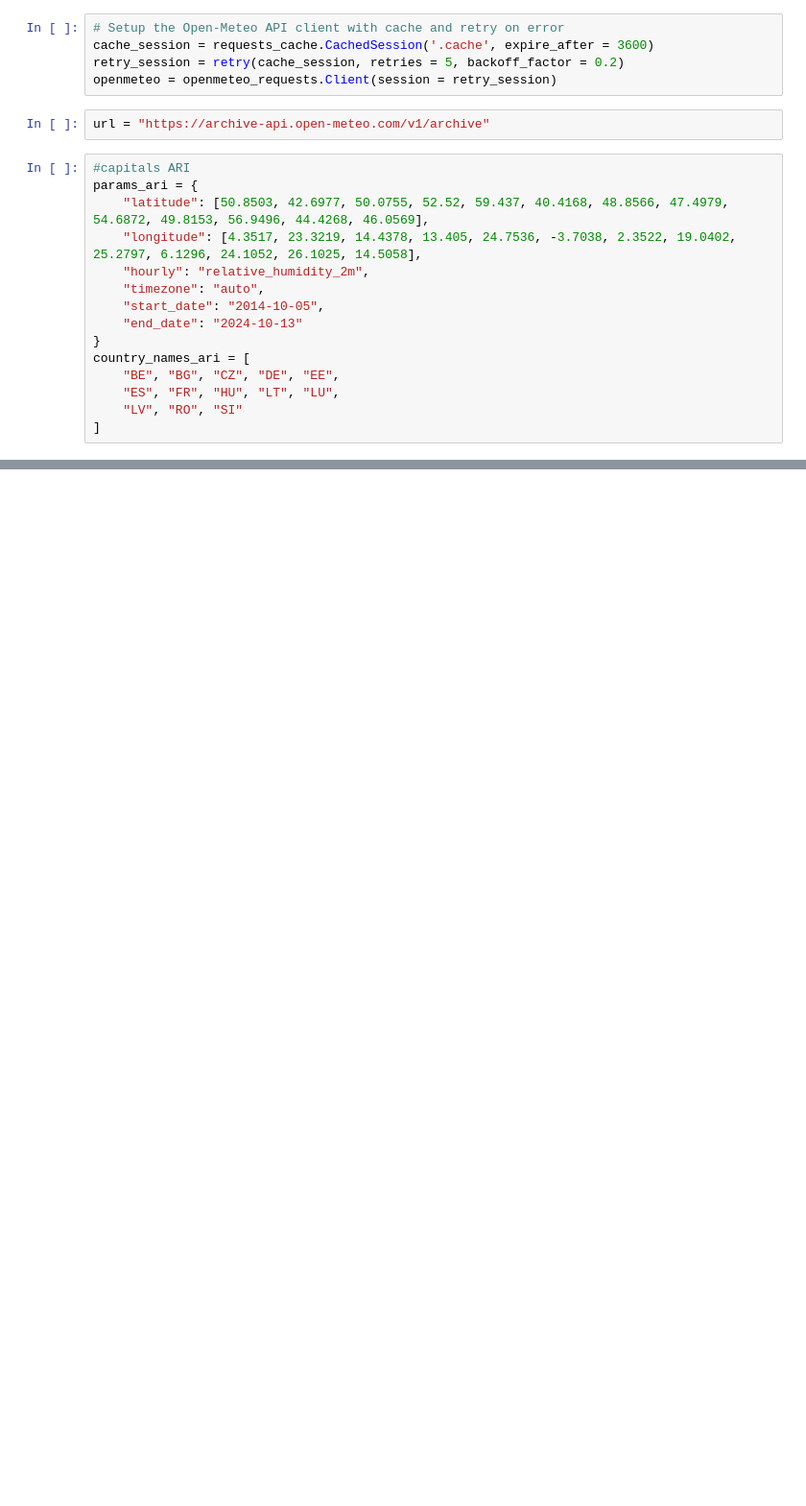
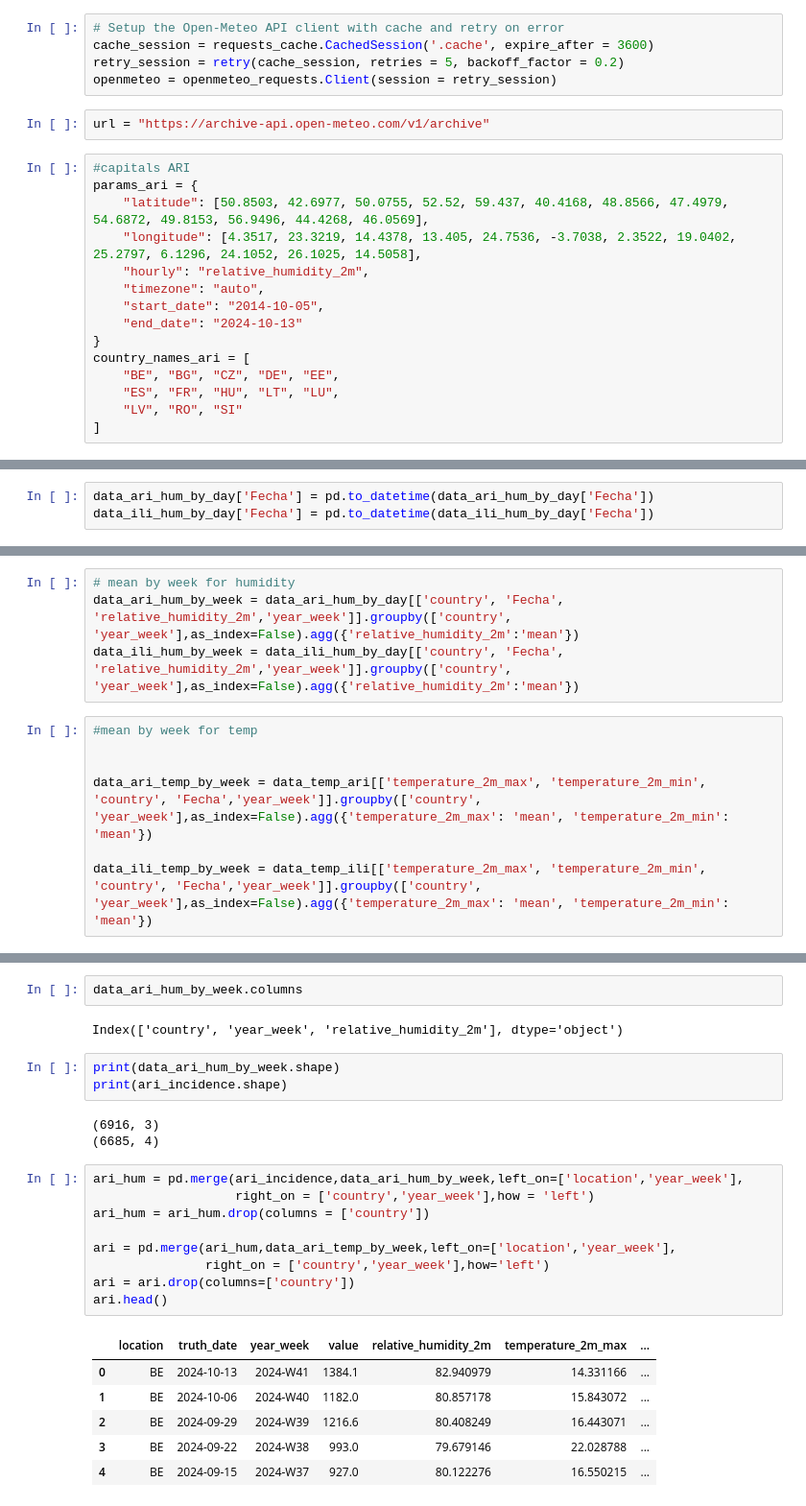
Before and after one commit to flopidopi23/TFM, a Jupyter notebook: preproccess.ipynb, the cells around one changed output, grey strips where cells are left out. Shown at 96% size. Drawn from its saved outputs; the diff is of its cells as text; blank space fills up the shorter version.

```diff
--- a/preproccess.ipynb
+++ b/preproccess.ipynb
@@ -345,0 +313,3 @@ AttributeError: 'NoneType' object has no attribute 'Variables'
+# %%
+data_ari_hum_by_day['Fecha'] = pd.to_datetime(data_ari_hum_by_day['Fecha'])
+data_ili_hum_by_day['Fecha'] = pd.to_datetime(data_ili_hum_by_day['Fecha'])
@@ -345,0 +382,11 @@ AttributeError: 'NoneType' object has no attribute 'Variables'
+# %%
+# mean by week for humidity
+data_ari_hum_by_week = data_ari_hum_by_day[['country', 'Fecha', 'relative_humidity_2m','year_week']].groupby(['country', 'year_week'],as_index=False).agg({'relative_humidity_2m':'mean'})
+data_ili_hum_by_week = data_ili_hum_by_day[['country', 'Fecha', 'relative_humidity_2m','year_week']].groupby(['country', 'year_week'],as_index=False).agg({'relative_humidity_2m':'mean'})
+# %%
+#mean by week for temp
+
+
+data_ari_temp_by_week = data_temp_ari[['temperature_2m_max', 'temperature_2m_min', 'country', 'Fecha','year_week']].groupby(['country', 'year_week'],as_index=False).agg({'temperature_2m_max': 'mean', 'temperature_2m_min': 'mean'})
+
+data_ili_temp_by_week = data_temp_ili[['temperature_2m_max', 'temperature_2m_min', 'country', 'Fecha','year_week']].groupby(['country', 'year_week'],as_index=False).agg({'temperature_2m_max': 'mean', 'temperature_2m_min': 'mean'})
@@ -345,0 +406,26 @@ AttributeError: 'NoneType' object has no attribute 'Variables'
+# %%
+data_ari_hum_by_week.columns
+# %% [output]
+Index(['country', 'year_week', 'relative_humidity_2m'], dtype='object')
+# %%
+print(data_ari_hum_by_week.shape)
+print(ari_incidence.shape)
+# %% [output]
+(6916, 3)
+(6685, 4)
+# %%
+ari_hum = pd.merge(ari_incidence,data_ari_hum_by_week,left_on=['location','year_week'],
+                   right_on = ['country','year_week'],how = 'left')
+ari_hum = ari_hum.drop(columns = ['country'])
+
+ari = pd.merge(ari_hum,data_ari_temp_by_week,left_on=['location','year_week'],
+               right_on = ['country','year_week'],how='left')
+ari = ari.drop(columns=['country'])
+ari.head()
+# %% [output]
+|  | location | truth_date | year_week | value | relative_humidity_2m | temperature_2m_max | ... |
+| 0 | BE | 2024-10-13 | 2024-W41 | 1384.1 | 82.940979 | 14.331166 | ... |
+| 1 | BE | 2024-10-06 | 2024-W40 | 1182.0 | 80.857178 | 15.843072 | ... |
+| 2 | BE | 2024-09-29 | 2024-W39 | 1216.6 | 80.408249 | 16.443071 | ... |
+| 3 | BE | 2024-09-22 | 2024-W38 | 993.0 | 79.679146 | 22.028788 | ... |
+| 4 | BE | 2024-09-15 | 2024-W37 | 927.0 | 80.122276 | 16.550215 | ... |
```
Also changed, not shown: parts of 46 cells of this notebook, 7 other files.
